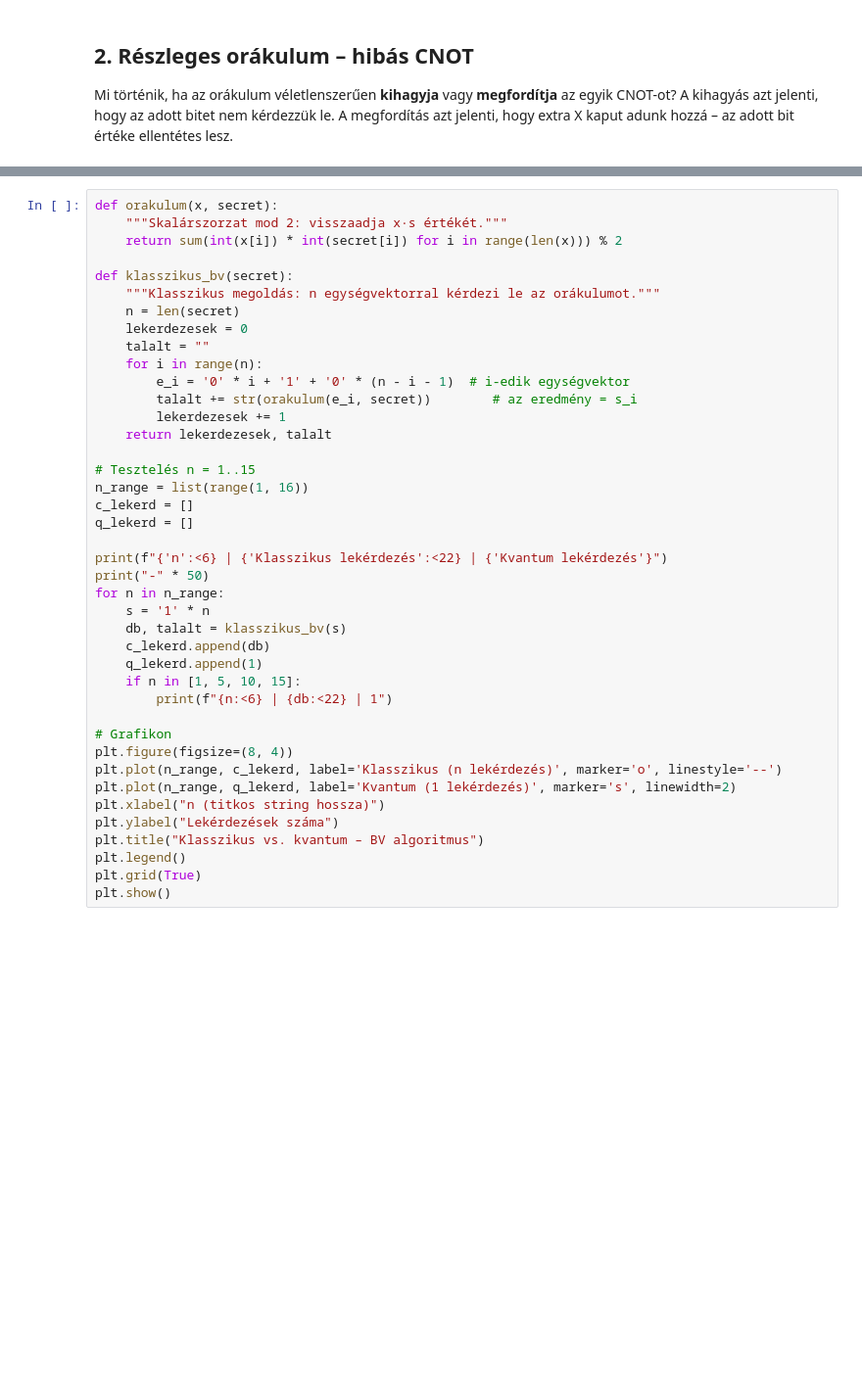
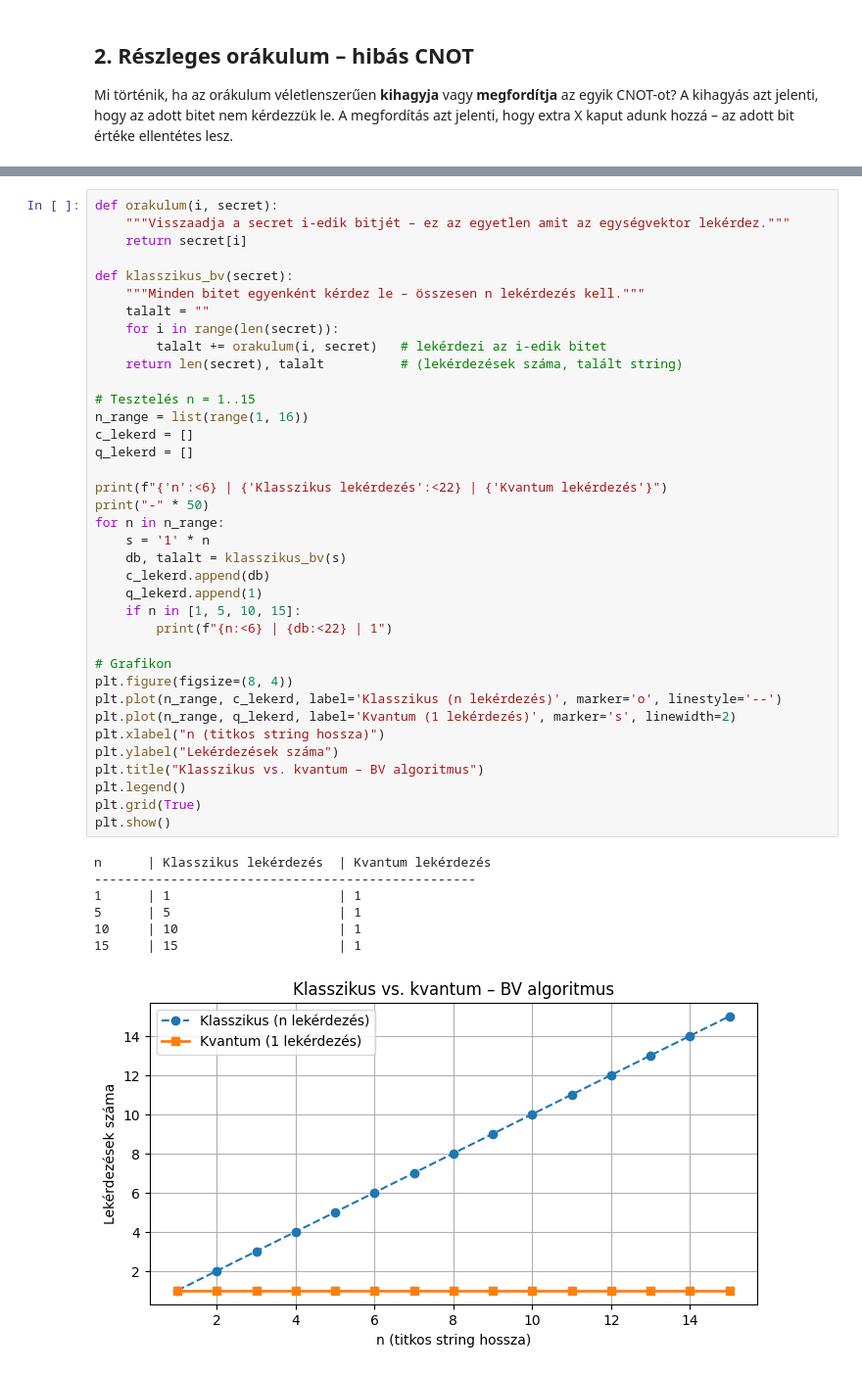
Before and after one commit to kovacsmark2015/Kvantum, a Jupyter notebook: projektV3.ipynb, the cells around one changed output, grey strips where cells are left out. Shown at 98% size. Drawn from its saved outputs; the diff is of its cells as text; blank space fills up the shorter version.

```diff
--- a/projektV3.ipynb
+++ b/projektV3.ipynb
@@ -161,43 +178,47 @@ plot_histogram(counts_p)
 
 **Kvantum megoldás:** Egyetlen lekérdezés elég.
 # %%
-def orakulum(x, secret):
-    """Skalárszorzat mod 2: visszaadja x·s értékét."""
-    return sum(int(x[i]) * int(secret[i]) for i in range(len(x))) % 2
+def orakulum(i, secret):
+    """Visszaadja a secret i-edik bitjét – ez az egyetlen amit az egységvektor lekérdez."""
+    return secret[i]
 
 def klasszikus_bv(secret):
-    """Klasszikus megoldás: n egységvektorral kérdezi le az orákulumot."""
-    n = len(secret)
-    lekerdezesek = 0
+    """Minden bitet egyenként kérdez le – összesen n lekérdezés kell."""
     talalt = ""
-    for i in range(n):
-        e_i = '0' * i + '1' + '0' * (n - i - 1)  # i-edik egységvektor
-        talalt += str(orakulum(e_i, secret))        # az eredmény = s_i
-        lekerdezesek += 1
-    return lekerdezesek, talalt
+    for i in range(len(secret)):
+        talalt += orakulum(i, secret)   # lekérdezi az i-edik bitet
+    return len(secret), talalt          # (lekérdezések száma, talált string)
 
 # Tesztelés n = 1..15
 n_range = list(range(1, 16))
 c_lekerd = []
 q_lekerd = []
 
 print(f"{'n':<6} | {'Klasszikus lekérdezés':<22} | {'Kvantum lekérdezés'}")
 print("-" * 50)
 for n in n_range:
     s = '1' * n
     db, talalt = klasszikus_bv(s)
     c_lekerd.append(db)
     q_lekerd.append(1)
     if n in [1, 5, 10, 15]:
         print(f"{n:<6} | {db:<22} | 1")
 
 # Grafikon
 plt.figure(figsize=(8, 4))
 plt.plot(n_range, c_lekerd, label='Klasszikus (n lekérdezés)', marker='o', linestyle='--')
 plt.plot(n_range, q_lekerd, label='Kvantum (1 lekérdezés)', marker='s', linewidth=2)
 plt.xlabel("n (titkos string hossza)")
 plt.ylabel("Lekérdezések száma")
 plt.title("Klasszikus vs. kvantum – BV algoritmus")
 plt.legend()
 plt.grid(True)
 plt.show()
+# %% [output]
+n      | Klasszikus lekérdezés  | Kvantum lekérdezés
+--------------------------------------------------
+1      | 1                      | 1
+5      | 5                      | 1
+10     | 10                     | 1
+15     | 15                     | 1
+[figure, added]
```
Also changed, not shown: parts of 8 cells of this notebook.
